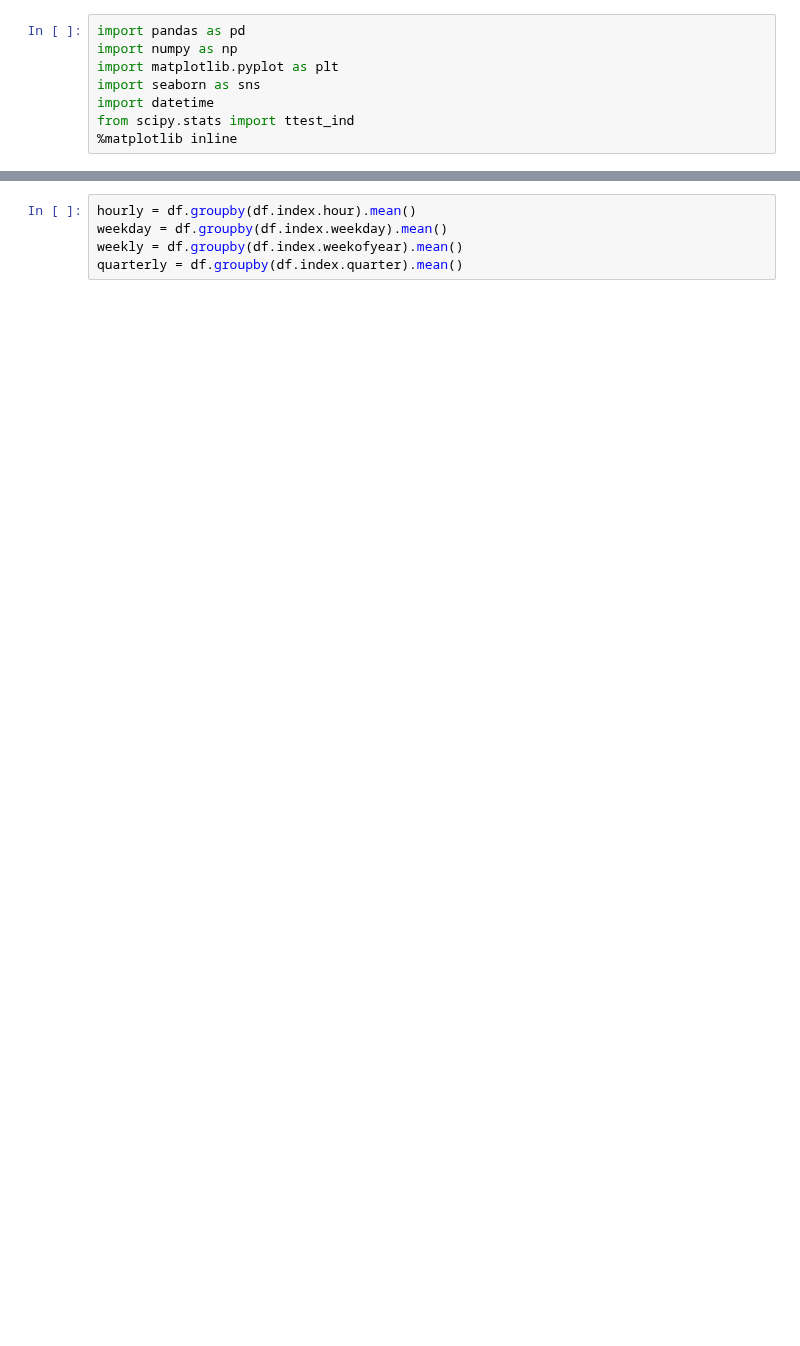
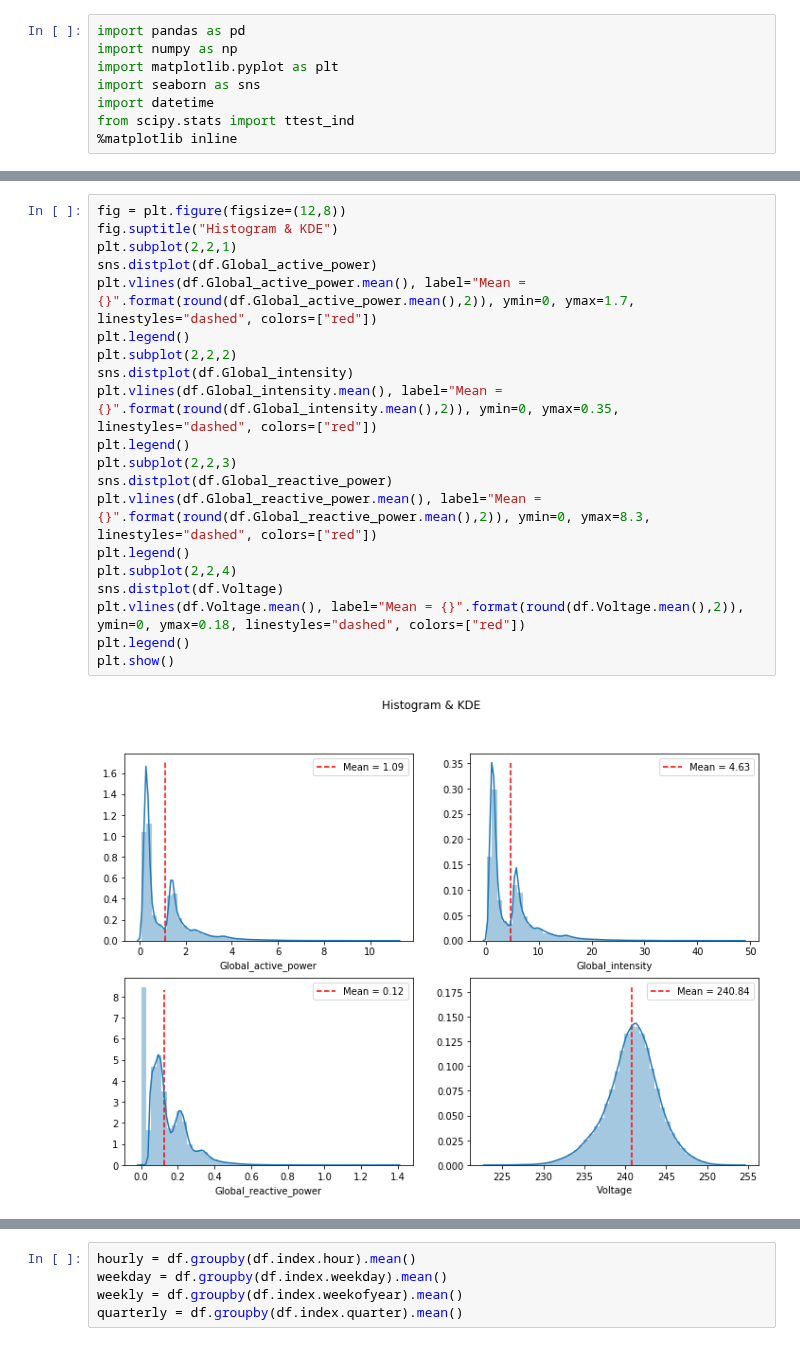
Before and after one commit to mkm29/DataScience, a Jupyter notebook: thinkful/prep/capstone/power_consumption.ipynb, the cells around one changed output, grey strips where cells are left out. Drawn from its saved outputs; the diff is of its cells as text; blank space fills up the shorter version.

```diff
--- a/thinkful/prep/capstone/power_consumption.ipynb
+++ b/thinkful/prep/capstone/power_consumption.ipynb
@@ -313,0 +100,22 @@ The above plot shows us that the voltage stayed constant over time, confirming o
+# %%
+fig = plt.figure(figsize=(12,8))
+fig.suptitle("Histogram & KDE")
+plt.subplot(2,2,1)
+sns.distplot(df.Global_active_power)
+plt.vlines(df.Global_active_power.mean(), label="Mean = {}".format(round(df.Global_active_power.mean(),2)), ymin=0, ymax=1.7, linestyles="dashed", colors=["red"])
+plt.legend()
+plt.subplot(2,2,2)
+sns.distplot(df.Global_intensity)
+plt.vlines(df.Global_intensity.mean(), label="Mean = {}".format(round(df.Global_intensity.mean(),2)), ymin=0, ymax=0.35, linestyles="dashed", colors=["red"])
+plt.legend()
+plt.subplot(2,2,3)
+sns.distplot(df.Global_reactive_power)
+plt.vlines(df.Global_reactive_power.mean(), label="Mean = {}".format(round(df.Global_reactive_power.mean(),2)), ymin=0, ymax=8.3, linestyles="dashed", colors=["red"])
+plt.legend()
+plt.subplot(2,2,4)
+sns.distplot(df.Voltage)
+plt.vlines(df.Voltage.mean(), label="Mean = {}".format(round(df.Voltage.mean(),2)), ymin=0, ymax=0.18, linestyles="dashed", colors=["red"])
+plt.legend()
+plt.show()
+# %% [output]
+[figure, added]
```
Also changed, not shown: parts of 81 cells of this notebook.
